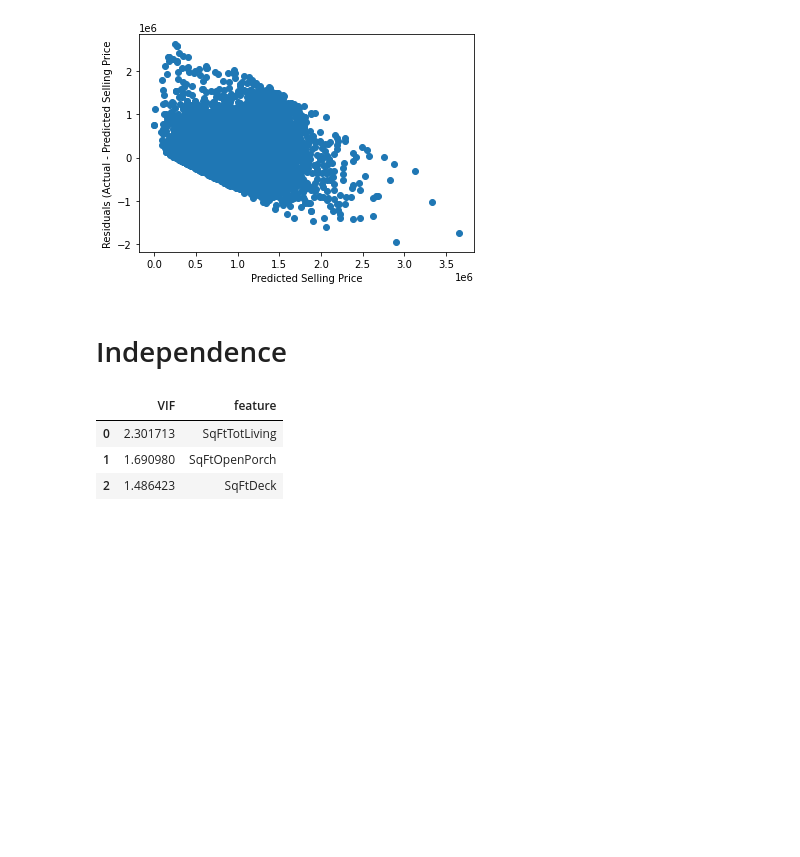
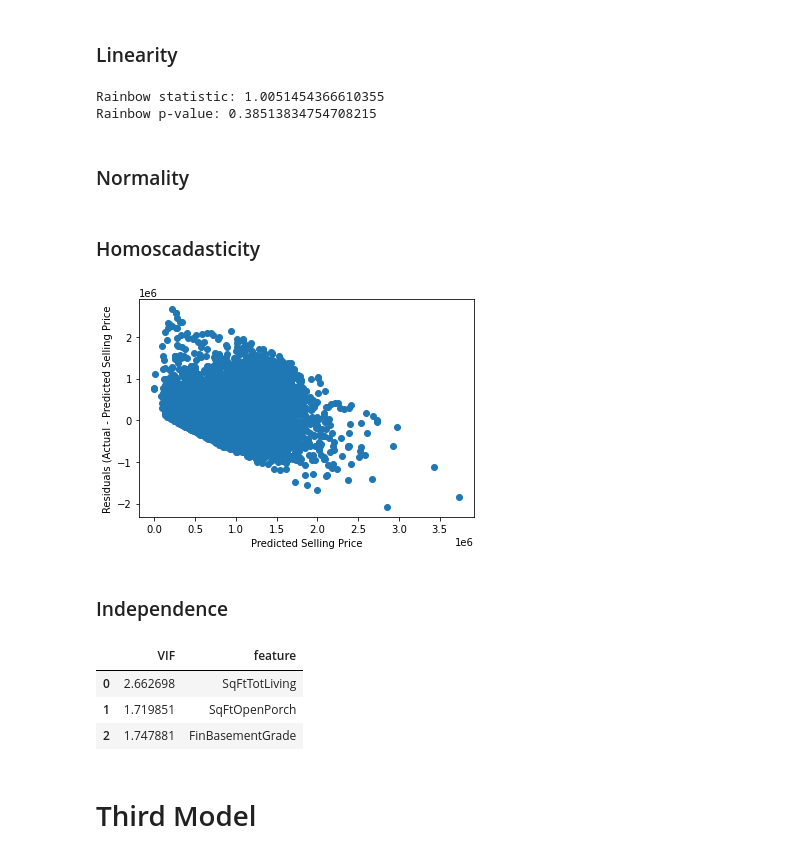
Before and after one commit to howen7/KingHousing, a Jupyter notebook: notebooks/exploratory/Hunter_FM.ipynb, the cells around one changed output. Saved outputs shown, nothing was run; the diff lists cells and outputs as text; code cells hidden in the pictures; blank space fills up the shorter version.

```diff
--- a/notebooks/exploratory/Hunter_FM.ipynb
+++ b/notebooks/exploratory/Hunter_FM.ipynb
@@ -113,3 +86,0 @@ jarque_bera: 0.0
-# %%
-test_model_resids = test_model.resid
-sm.qqplot(test_model_resids);
@@ -129,0 +106,3 @@ y_hat = test_model.predict()
+# %%
+top_corr, graph = correlation_info(df, 'SalePrice',.2)
+top_corr
@@ -129,0 +112,3 @@ y_hat = test_model.predict()
+# %%
+summary, second_model = model_summary(df,'SalePrice', top_corr)
+summary
@@ -129,0 +136,11 @@ y_hat = test_model.predict()
+# %% [markdown]
+### Linearity
+# %%
+rainbow_statistic, rainbow_p_value = linear_rainbow(second_model)
+print("Rainbow statistic:", rainbow_statistic)
+print("Rainbow p-value:", rainbow_p_value)
+# %% [output]
+Rainbow statistic: 1.0051454366610355
+Rainbow p-value: 0.38513834754708215
+# %% [markdown]
+### Normality
@@ -130,12 +155,16 @@ y_hat = test_model.predict()
+# %% [markdown]
+### Homoscadasticity
 # %%
+y_hat = second_model.predict()
+
 fig, ax = plt.subplots()
 ax.set(xlabel="Predicted Selling Price",
         ylabel="Residuals (Actual - Predicted Selling Price")
 ax.scatter(y_hat, test_model_resids);
 # %% [output]
-[figure, old version]
+[figure, new version]
 # %% [markdown]
-# Independence
+### Independence
 # %%
 rows = df[top_corr].values
 
@@ -146,6 +175,8 @@ vif_df["feature"] = top_corr
 vif_df
 # %% [output]
 |  | VIF | feature |
-| 0 | 2.301713 | SqFtTotLiving |
-| 1 | 1.690980 | SqFtOpenPorch |
-| 2 | 1.486423 | SqFtDeck |
+| 0 | 2.662698 | SqFtTotLiving |
+| 1 | 1.719851 | SqFtOpenPorch |
+| 2 | 1.747881 | FinBasementGrade |
+# %% [markdown]
+# Third Model
```
Also changed, not shown: parts of 25 cells of this notebook, 20 other files.
